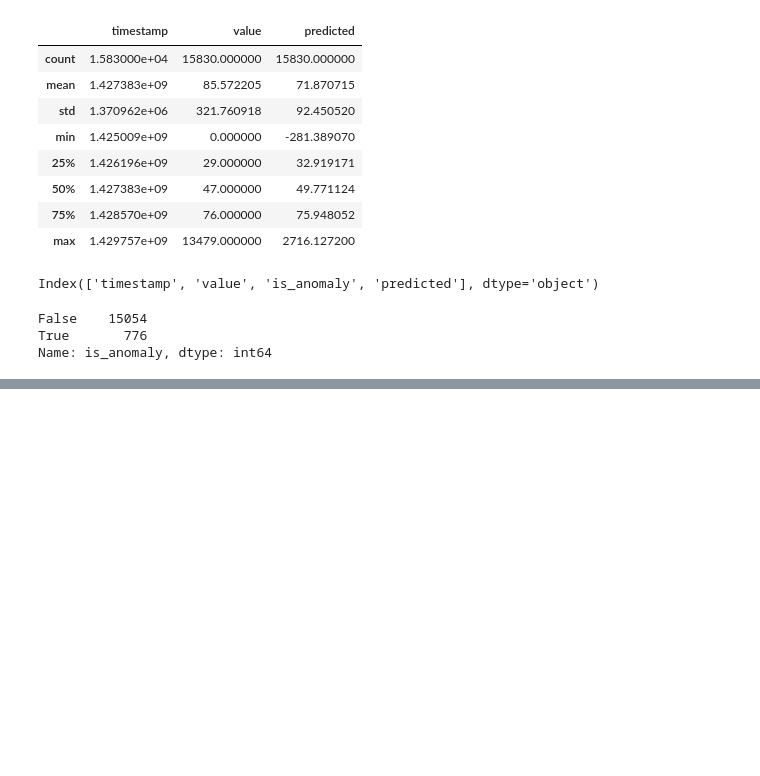
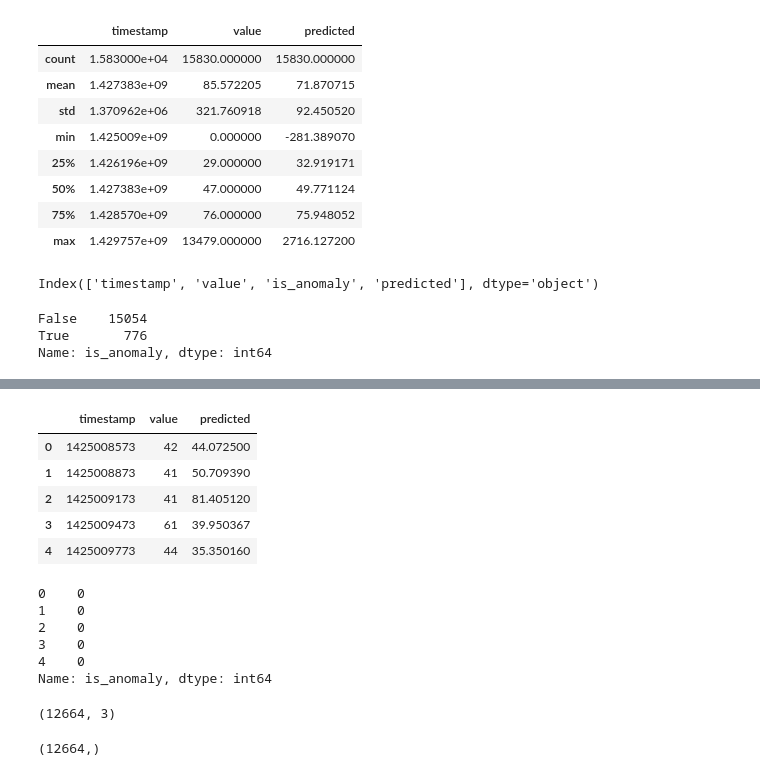
Before and after one commit to mayankanand2701/Celebal-COE-Training-2024, a Jupyter notebook: Assignment ( Week 9 )/Prediction.ipynb, the cells around one changed output, grey strips where cells are left out. Cells and saved outputs as stored; diff of their text form; code cells hidden in the pictures; blank space fills up the shorter version.

```diff
--- a/Assignment ( Week 9 )/Prediction.ipynb
+++ b/Assignment ( Week 9 )/Prediction.ipynb
@@ -87,0 +126,11 @@ Name: is_anomaly, dtype: int64
+# %%
+# Importing label encoder
+from sklearn import preprocessing
+
+# Creating label encoder object
+label_encoder = preprocessing.LabelEncoder()
+# %%
+# Converting the Anomaly column to Numerical
+
+df1=df.copy()
+df1['is_anomaly']= label_encoder.fit_transform(df1['is_anomaly'])
@@ -87,0 +147,24 @@ Name: is_anomaly, dtype: int64
+# %%
+# Features on which we will trian our model
+X = df1[['timestamp', 'value','predicted']]
+
+# The value to be predicted
+y = df1['is_anomaly']
+# %%
+X.head()
+# %% [output]
+|  | timestamp | value | predicted |
+| 0 | 1425008573 | 42 | 44.072500 |
+| 1 | 1425008873 | 41 | 50.709390 |
+| 2 | 1425009173 | 41 | 81.405120 |
+| 3 | 1425009473 | 61 | 39.950367 |
+| 4 | 1425009773 | 44 | 35.350160 |
+# %%
+y.head()
+# %% [output]
+0    0
+1    0
+2    0
+3    0
+4    0
+Name: is_anomaly, dtype: int64
@@ -87,0 +179,12 @@ Name: is_anomaly, dtype: int64
+# %%
+# to know the shape of training set
+
+X_train.shape
+# %% [output]
+(12664, 3)
+# %%
+# to know the shape of training set
+
+y_train.shape
+# %% [output]
+(12664,)
```
Also changed, not shown: parts of 14 cells of this notebook, 1 other file.
